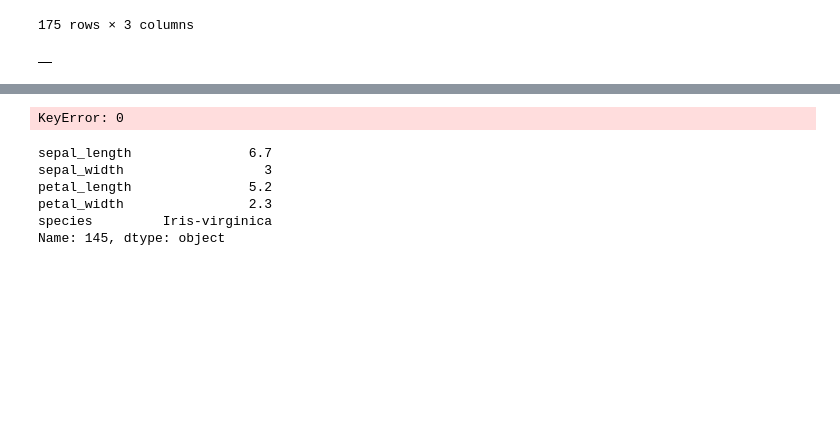
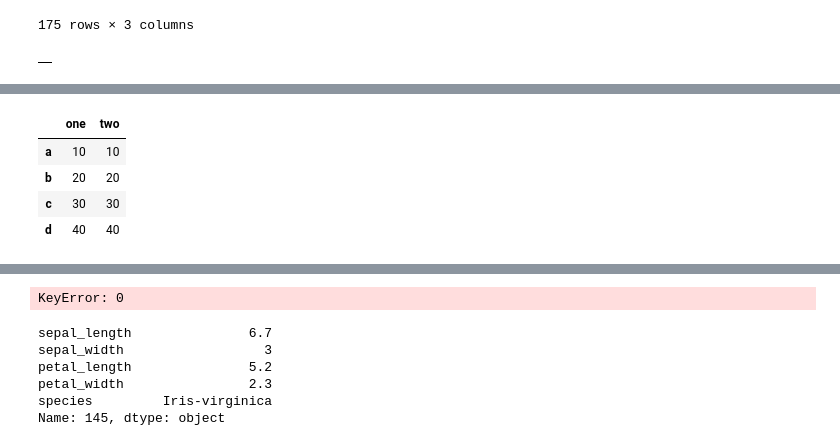
Before and after one commit to aryangulati/Python_Code, a Jupyter notebook: 2.)PYTHON_BASICS/PYTHON Pandas/Pandas.ipynb, the cells around one changed output, grey strips where cells are left out. Cells and saved outputs as stored; diff of their text form; code cells hidden in the pictures; blank space fills up the shorter version.

```diff
--- a/2.)PYTHON_BASICS/PYTHON Pandas/Pandas.ipynb
+++ b/2.)PYTHON_BASICS/PYTHON Pandas/Pandas.ipynb
@@ -175,2 +212,17 @@ pd.DataFrame(arr[:,:-1],columns=['f1','f2'])
+# %%
+d = {'one' : pd.Series([10, 20, 30, 40], index =['a', 'b', 'c', 'd']),
+      'two' : pd.Series([10, 20, 30, 40], index =['a', 'b', 'c', 'd'])}
+
+# creates Dataframe.
+df = pd.DataFrame(d)
+
+# print the data.
+df
+# %% [output]
+|  | one | two |
+| a | 10 | 10 |
+| b | 20 | 20 |
+| c | 30 | 30 |
+| d | 40 | 40 |
 # %%
 #how to create data frame using dictionaries
```
Also changed, not shown: parts of 8 cells of this notebook, 1 other file.
